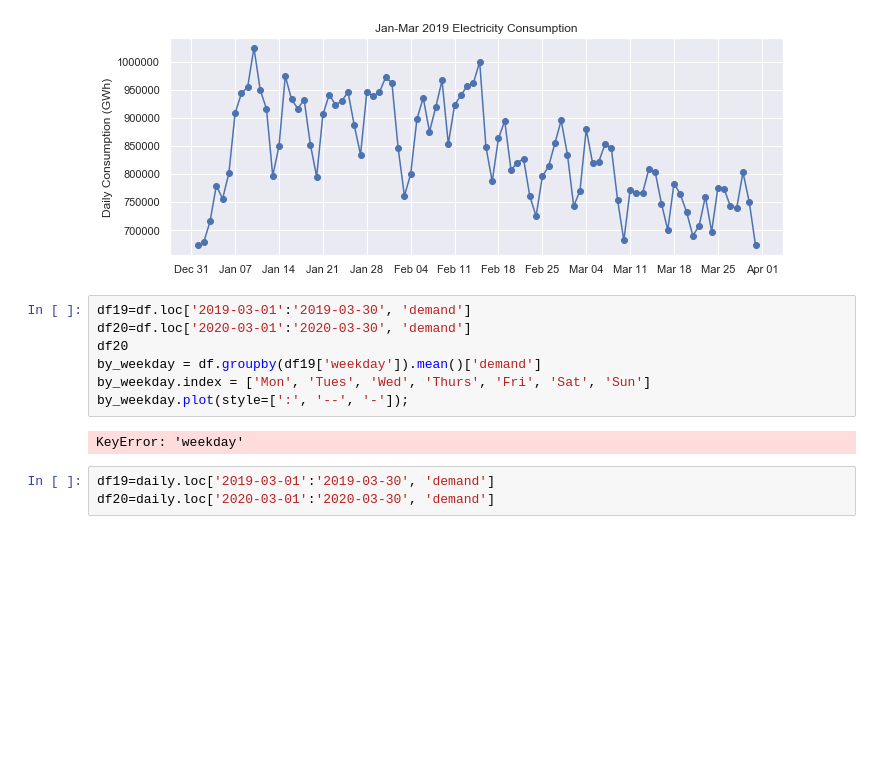
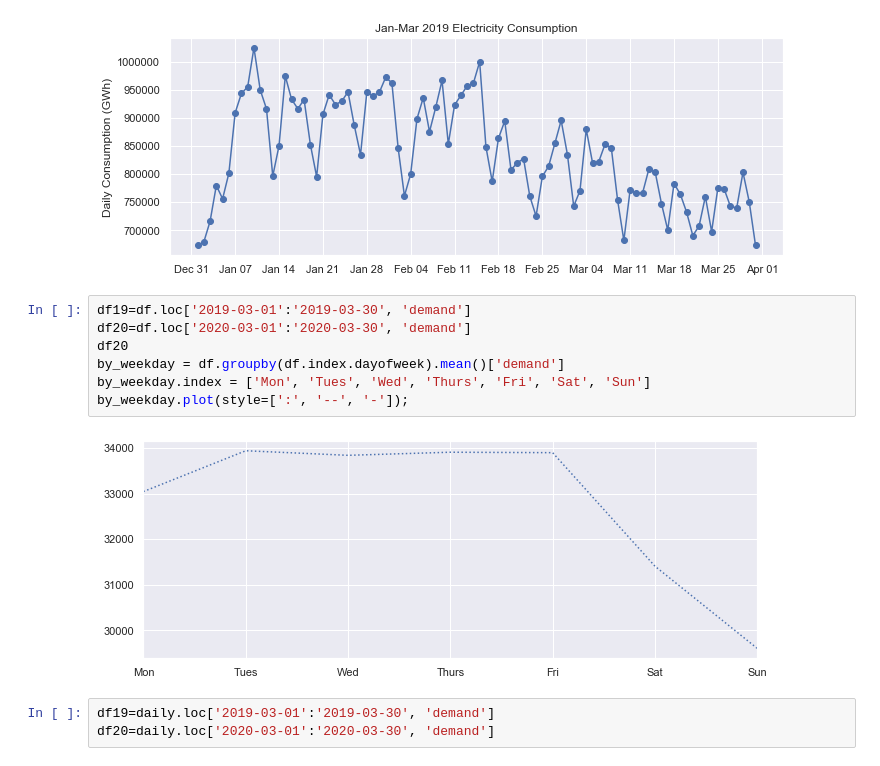
Before and after one commit to pikoala/covid, a Jupyter notebook: tepco.ipynb, the cells around one changed output. Saved outputs shown, nothing was run; the diff lists cells and outputs as text; blank space fills up the shorter version.

```diff
--- a/tepco.ipynb
+++ b/tepco.ipynb
@@ -109,12 +109,12 @@ ax.xaxis.set_major_formatter(mdates.DateFormatter('%b %d'));
 # %%
 df19=df.loc['2019-03-01':'2019-03-30', 'demand']
 df20=df.loc['2020-03-01':'2020-03-30', 'demand']
 df20
-by_weekday = df.groupby(df19['weekday']).mean()['demand']
+by_weekday = df.groupby(df.index.dayofweek).mean()['demand']
 by_weekday.index = ['Mon', 'Tues', 'Wed', 'Thurs', 'Fri', 'Sat', 'Sun']
 by_weekday.plot(style=[':', '--', '-']);
 # %% [output]
-KeyError: 'weekday'
+[figure, added]
 # %%
 df19=daily.loc['2019-03-01':'2019-03-30', 'demand']
 df20=daily.loc['2020-03-01':'2020-03-30', 'demand']
```
Also changed, not shown: 1 other file.
